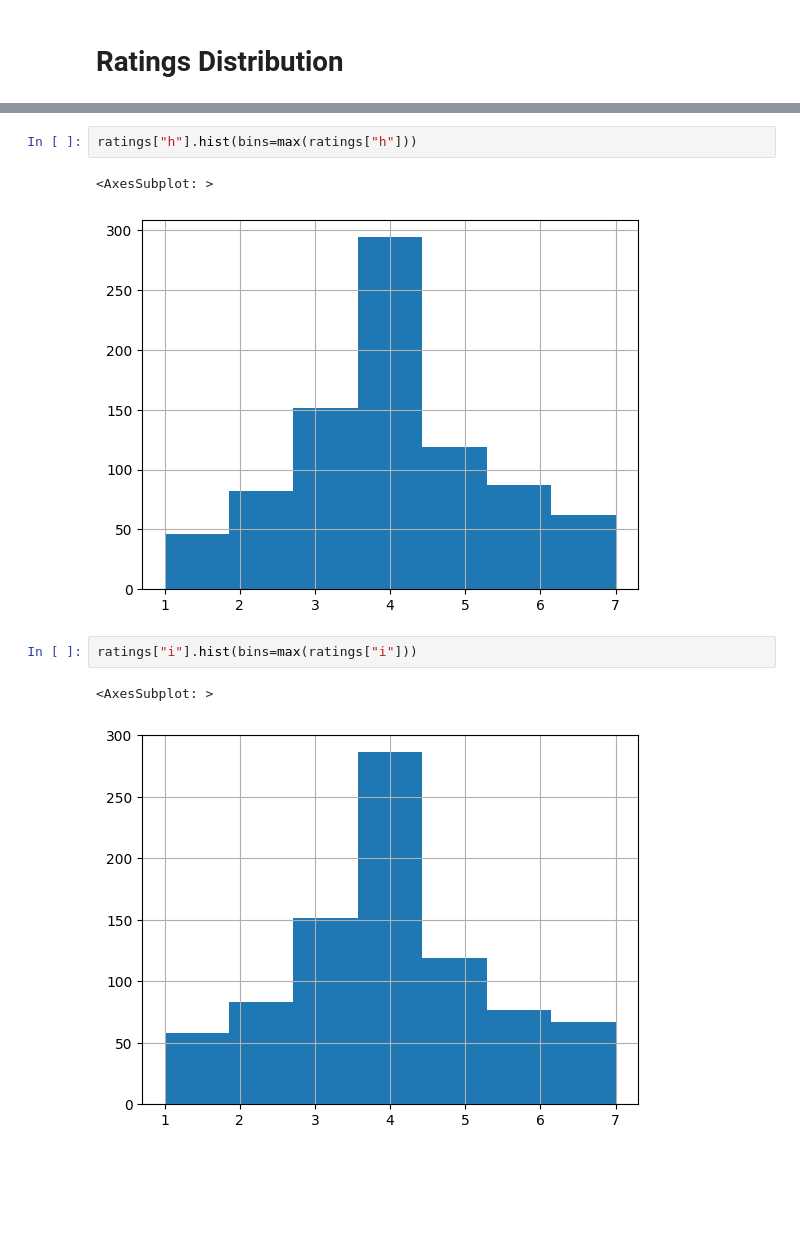
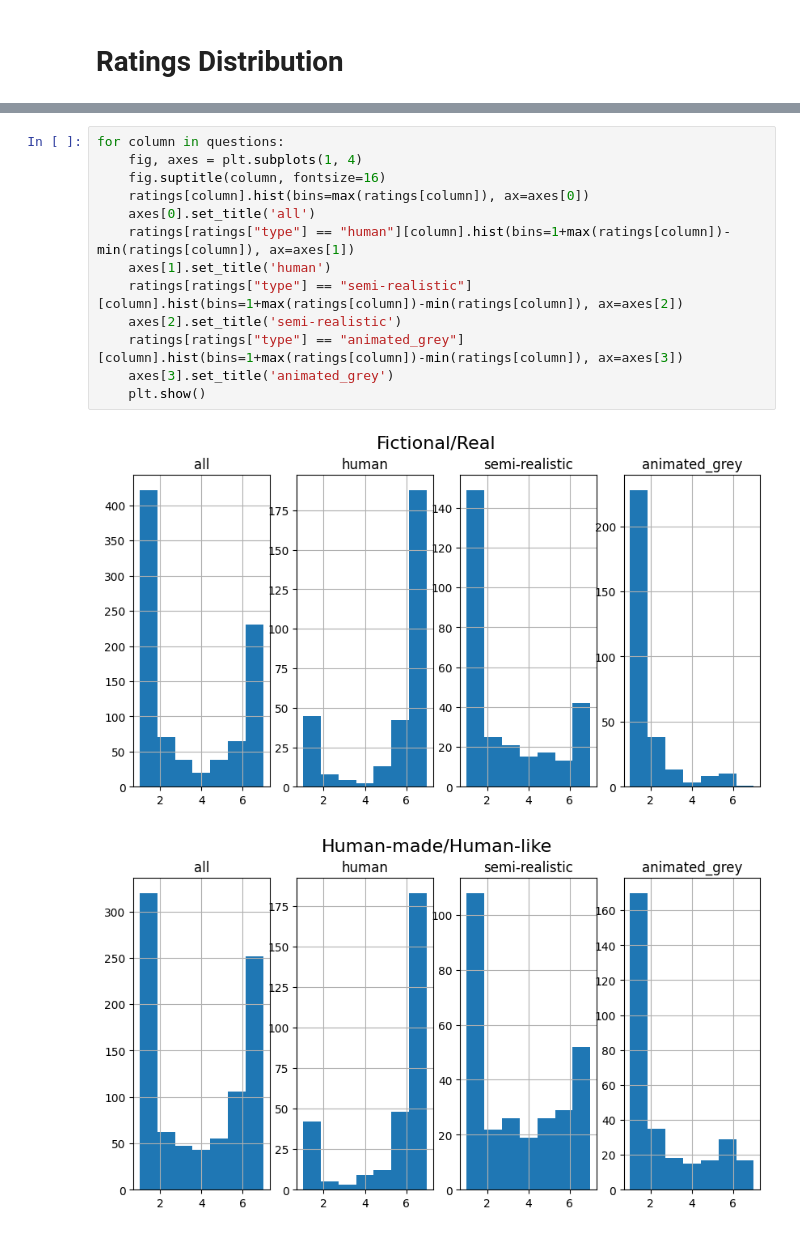
Before and after one commit to itubrainlab/uncanny-face-questionnaire, a Jupyter notebook: analysis/ratings.ipynb, the cells around one changed output, grey strips where cells are left out. Saved outputs shown, nothing was run; the diff lists cells and outputs as text; blank space fills up the shorter version.

```diff
--- a/analysis/ratings.ipynb
+++ b/analysis/ratings.ipynb
@@ -57,10 +34,16 @@ ratings["g"].hist(bins=max(ratings["g"]))
-# %%
-ratings["h"].hist(bins=max(ratings["h"]))
-# %% [output]
-<AxesSubplot: >
-[figure, removed]
-# %%
-ratings["i"].hist(bins=max(ratings["i"]))
-# %% [output]
-<AxesSubplot: >
-[figure, removed]
+# %%
+for column in questions:
+    fig, axes = plt.subplots(1, 4)
+    fig.suptitle(column, fontsize=16)
+    ratings[column].hist(bins=max(ratings[column]), ax=axes[0])
+    axes[0].set_title('all')
+    ratings[ratings["type"] == "human"][column].hist(bins=1+max(ratings[column])-min(ratings[column]), ax=axes[1])
+    axes[1].set_title('human')
+    ratings[ratings["type"] == "semi-realistic"][column].hist(bins=1+max(ratings[column])-min(ratings[column]), ax=axes[2])
+    axes[2].set_title('semi-realistic')
+    ratings[ratings["type"] == "animated_grey"][column].hist(bins=1+max(ratings[column])-min(ratings[column]), ax=axes[3])
+    axes[3].set_title('animated_grey')
+    plt.show()
+# %% [output]
+[figure, added]
+[figure, added]
```
Also changed, not shown: parts of 15 cells of this notebook, 2 other files.
